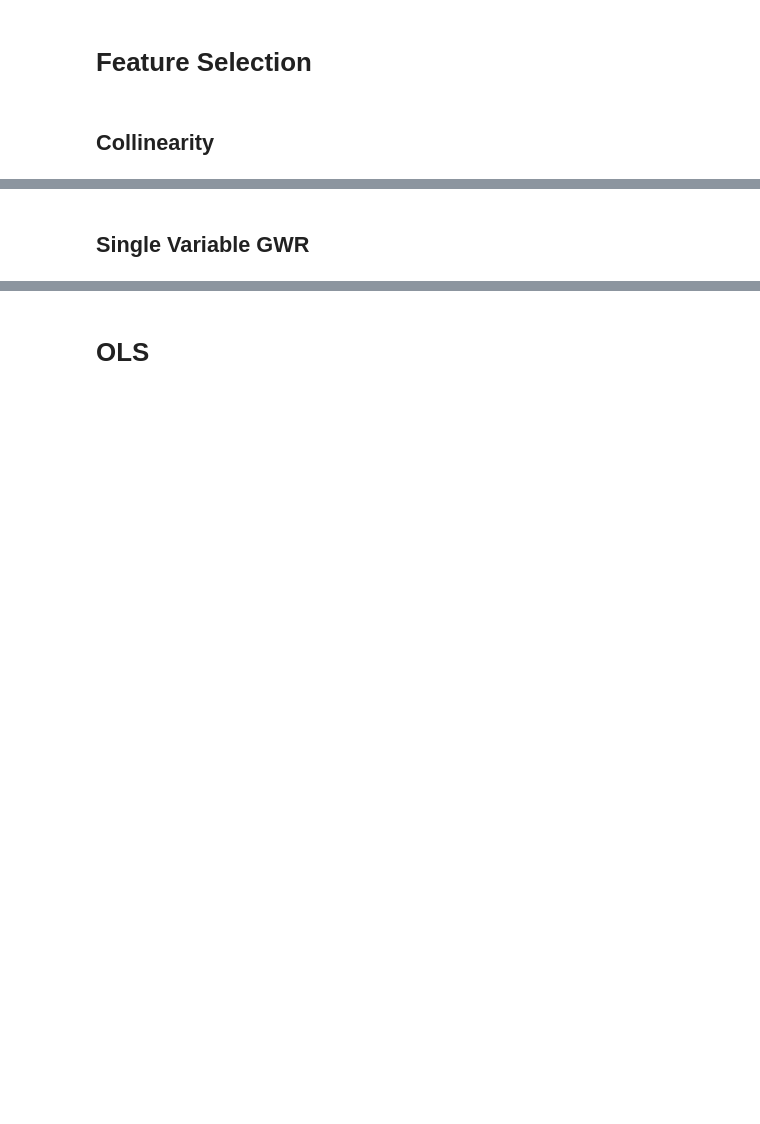
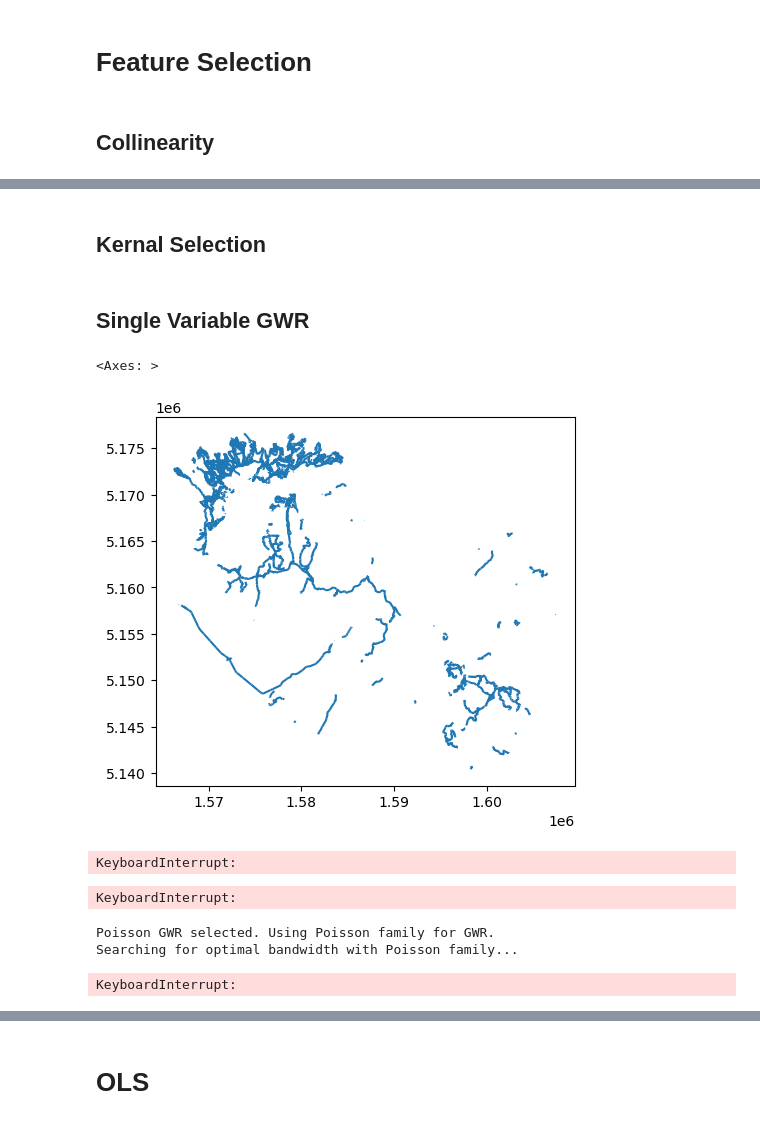
Before and after one commit to MaxwellBusby/banks-peninsula-organic-data-processing, a Jupyter notebook: GWR_Analysis.ipynb, the cells around one changed output, grey strips where cells are left out. Drawn from its saved outputs; the diff is of its cells as text; code cells hidden in the pictures; blank space fills up the shorter version.

```diff
--- a/GWR_Analysis.ipynb
+++ b/GWR_Analysis.ipynb
@@ -223,3 +359,5 @@ Selected features after multicollinearity check: ['elevation_range', 'elevation_
 # %%
 for name, df in post_selection_df.items():
     df.to_file(f"Data/GWR_Analysis_Files/post_collinearity_features.gpkg", layer = name, driver="GPKG")
+# %% [markdown]
+## Kernal Selection
@@ -228,3 +369,32 @@ for name, df in post_selection_df.items():
 # %%
 feature_dict ={"ped": gpd.read_file("Data/GWR_Analysis_Files/post_collinearity_features.gpkg", layer="ped").to_crs(epsg=2193),
                 "bike": gpd.read_file("Data/GWR_Analysis_Files/post_collinearity_features.gpkg", layer="bike").to_crs(epsg=2193)}
+# %%
+ped_test_df = feature_dict['ped'].copy()
+# %%
+ped_test_df.plot()
+# %% [output]
+<Axes: >
+[figure, added]
+# %%
+coords = np.column_stack([
+    ped_test_df.geometry.centroid.x.to_numpy(),
+    ped_test_df.geometry.centroid.y.to_numpy()
+])
+
+y = ped_test_df["count"].to_numpy(dtype=float).reshape(-1, 1)
+x = ped_test_df[["trail_density_400m"]].to_numpy(dtype=float)
+
+
+selector = Sel_BW(coords, y, x)
+bw = selector.search()
+
+GWR_fit = GWR(coords, y, x, bw = bw).fit()
+
+M_selector = Sel_BW(coords, y, x, multi=True).search()
+
+MGWR_fit = MGWR(coords, y, x, M_selector).fit()
+
+print(MGWR_fit.summary())
+# %% [output]
+KeyboardInterrupt:
@@ -230,0 +540,10 @@ feature_dict ={"ped": gpd.read_file("Data/GWR_Analysis_Files/post_collinearity_f
+# %%
+feature_results_1 = gwr_selected_plus_one(feature_dict, selected_features=[], kernel='bisquare', mgwr=False)
+# %% [output]
+KeyboardInterrupt:
+# %%
+feature_results_1_poisson = gwr_selected_plus_one(feature_dict, selected_features=[], poisson=True, mgwr=False)
+# %% [output]
+Poisson GWR selected. Using Poisson family for GWR.
+Searching for optimal bandwidth with Poisson family...
+KeyboardInterrupt:
```
Also changed, not shown: parts of 17 cells of this notebook.
